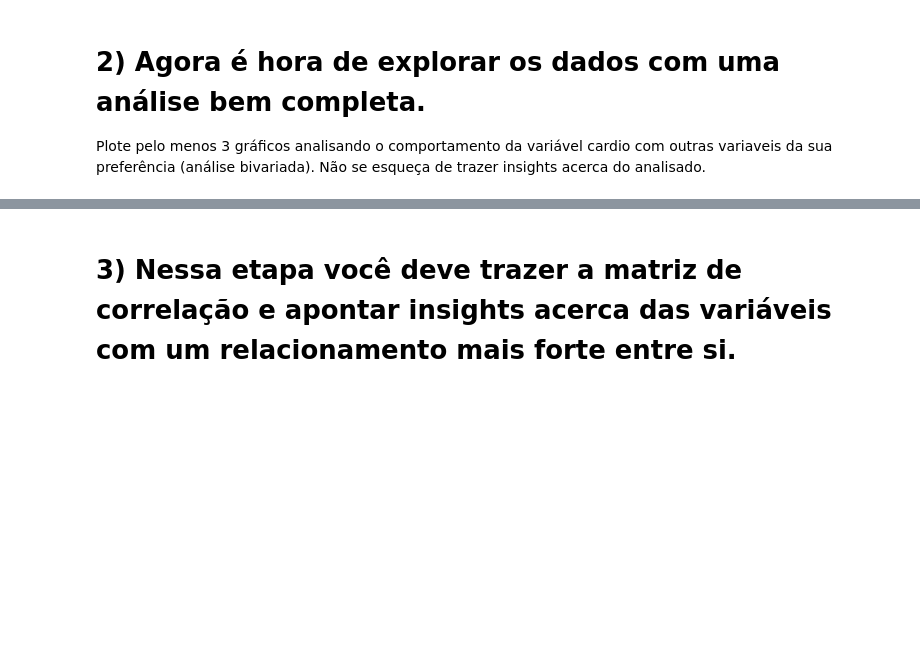
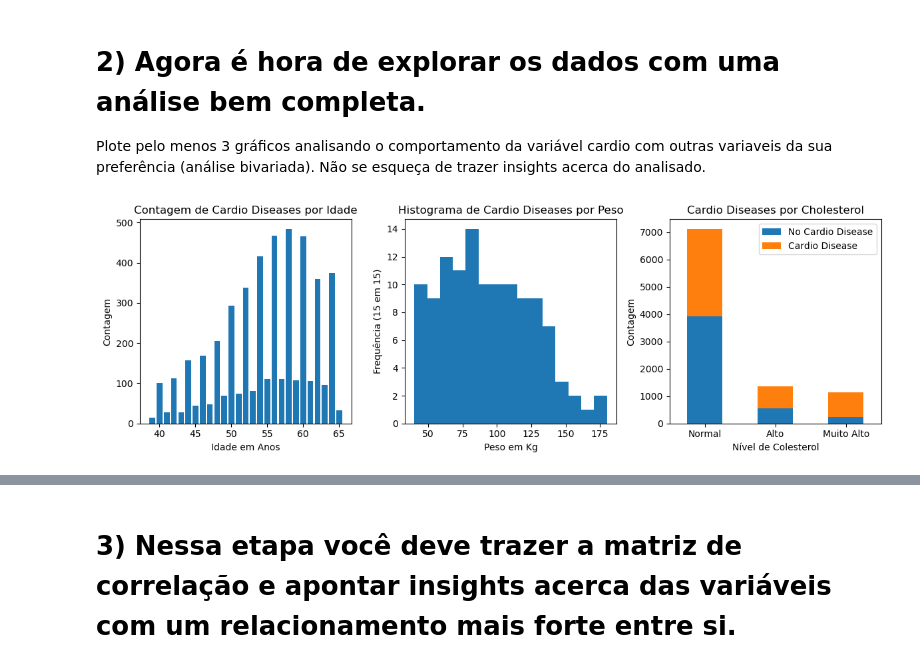
Before and after one commit to flavianojr1/regressao-logistica-para-doencas-cardiovasculares, a Jupyter notebook: Profissao Cientista de Dados M27 Pratique.ipynb, the cells around one changed output, grey strips where cells are left out. Cells and saved outputs as stored; diff of their text form; code cells hidden in the pictures; blank space fills up the shorter version.

Commit message:
Update do arquivo .ipynb. Análise bivariada realizada.

```diff
--- a/Profissao Cientista de Dados M27 Pratique.ipynb
+++ b/Profissao Cientista de Dados M27 Pratique.ipynb
@@ -44,0 +200,19 @@ base = pd.read_csv("CARDIO_BASE.csv", delimiter=';')
+# %%
+filtro_altura = (base['height'] >= 140) & (base['height'] <= 200)
+base_tratada = base[filtro_altura]
+
+# Calculando os quartis e os intervalos
+Q1 = base_tratada['weight'].quantile(0.25)
+Q3 = base_tratada['weight'].quantile(0.75)
+IQR = Q3 - Q1
+
+# Definindo o limite inferior
+limite_inferior = Q1 - 1.5 * IQR
+
+# Filtrando apenas os valores acima do limite inferior
+filtro_iqr_inferior = base_tratada['weight'] >= limite_inferior
+base_tratada = base_tratada[filtro_iqr_inferior]
+
+# Atualizando a base sendo utilizada
+base = base_tratada.copy()
+base.describe()
@@ -49,0 +232,37 @@ Plote pelo menos 3 gráficos analisando o comportamento da variável cardio com
+# %%
+# Filtrando pessoas que tem doenças cardiovasculares
+base_cardio = base[base['cardio_disease'] == 1]
+
+# Agrupando para análise bivariada
+cardio_por_idade = base_cardio.groupby('age')['cardio_disease'].count().reset_index(name='qtd')
+cardio_por_peso = base_cardio.groupby('weight')['cardio_disease'].count().reset_index(name='qtd')
+cardio_por_cholesterol = base.groupby('cholesterol')['cardio_disease'].value_counts().unstack()
+
+# Criação de subplots para 3 gráficos em linha
+fig, axes = plt.subplots(1, 3, figsize=(12, 4))
+
+# Gráfico 1
+axes[0].bar(cardio_por_idade['age'], cardio_por_idade['qtd'])
+axes[0].set_ylabel('Contagem')
+axes[0].set_xlabel('Idade em Anos')
+axes[0].set_title('Contagem de Cardio Diseases por Idade')
+
+# Gráfico 2
+axes[1].hist(cardio_por_peso['weight'], bins=15)
+axes[1].set_ylabel('Frequência (15 em 15)')
+axes[1].set_xlabel('Peso em Kg')
+axes[1].set_title('Histograma de Cardio Diseases por Peso')
+
+# Gráfico 3
+cardio_por_cholesterol.plot(kind='bar', stacked=True, ax=axes[2])
+axes[2].set_title('Cardio Diseases por Cholesterol')
+axes[2].set_ylabel('Contagem')
+axes[2].set_xlabel('Nível de Colesterol')
+axes[2].legend(['No Cardio Disease', 'Cardio Disease'])
+axes[2].set_xticklabels(['Normal', 'Alto', 'Muito Alto'], rotation=0)
+
+# Ajustando os espaçamentos e exibindo os gráficos
+plt.tight_layout()
+plt.show()
+# %% [output]
+[figure, added]
```
Also changed, not shown: parts of 18 cells of this notebook.
